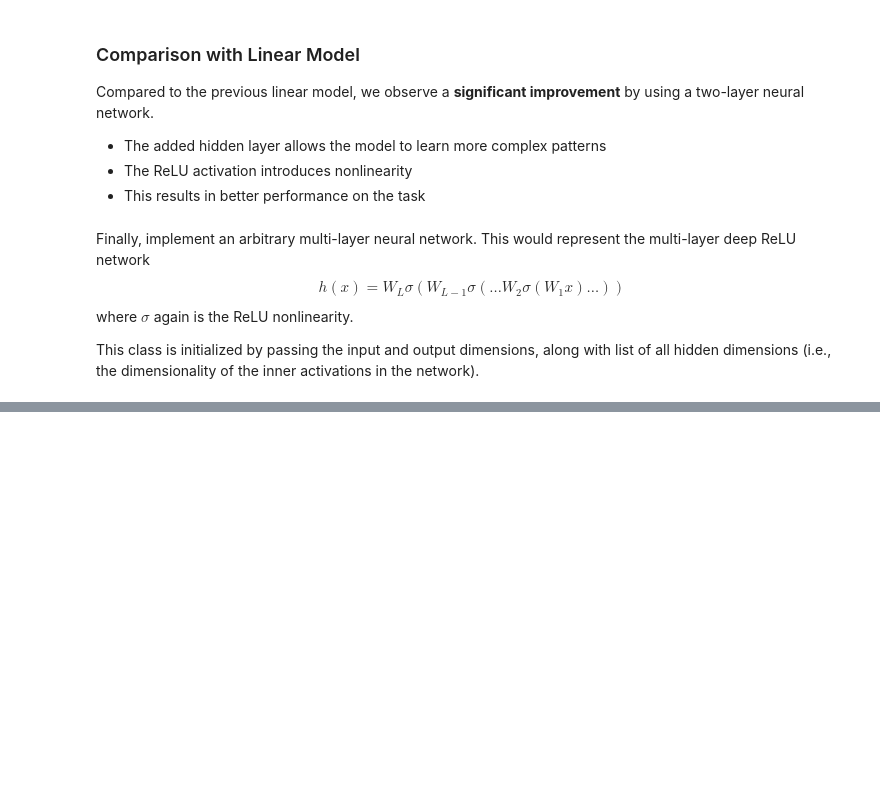
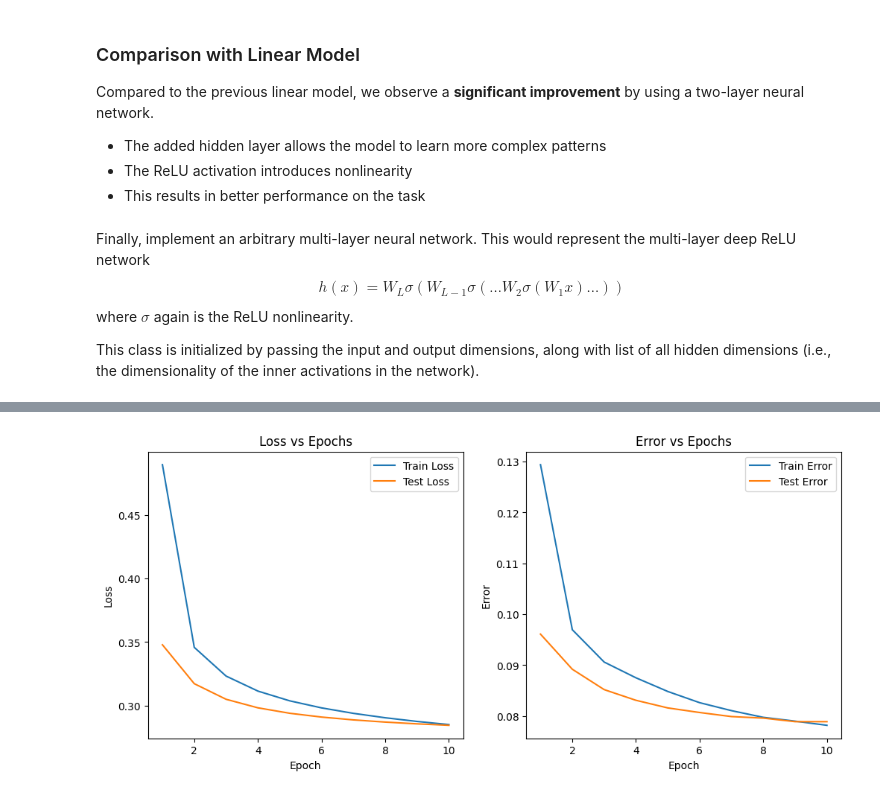
Before and after one commit to UFO-10/Image_Classification_With_Neural_Networks, a Jupyter notebook: SuperML.ipynb, the cells around one changed output, grey strips where cells are left out. Cells and saved outputs as stored; diff of their text form; code cells hidden in the pictures; blank space fills up the shorter version.

```diff
--- a/SuperML.ipynb
+++ b/SuperML.ipynb
@@ -665,0 +685,26 @@ NotImplementedError: Module [MultiLayerNN] is missing the required "forward" fun
+# %%
+epochs = range(1, len(train_losses) + 1)
+
+plt.figure(figsize=(12,5))
+
+# Loss plot
+plt.subplot(1,2,1)
+plt.plot(epochs, train_losses, label="Train Loss")
+plt.plot(epochs, test_losses, label="Test Loss")
+plt.xlabel("Epoch")
+plt.ylabel("Loss")
+plt.title("Loss vs Epochs")
+plt.legend()
+
+# Error plot
+plt.subplot(1,2,2)
+plt.plot(epochs, train_errors, label="Train Error")
+plt.plot(epochs, test_errors, label="Test Error")
+plt.xlabel("Epoch")
+plt.ylabel("Error")
+plt.title("Error vs Epochs")
+plt.legend()
+
+plt.show()
+# %% [output]
+[figure, added]
```
Also changed, not shown: parts of 13 cells of this notebook.
